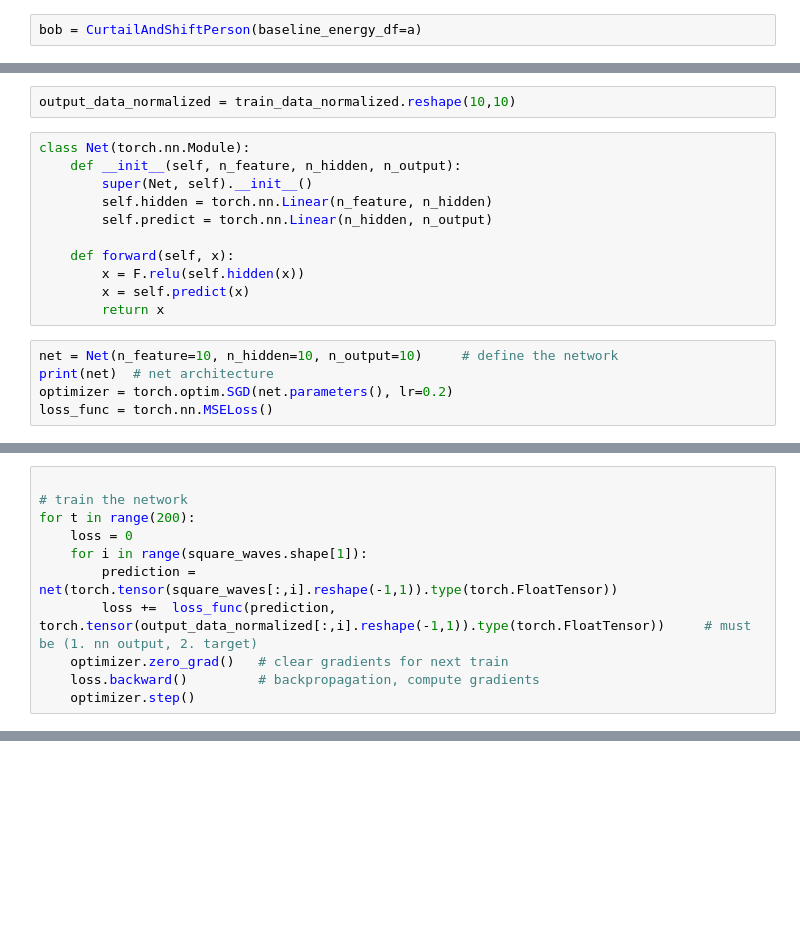
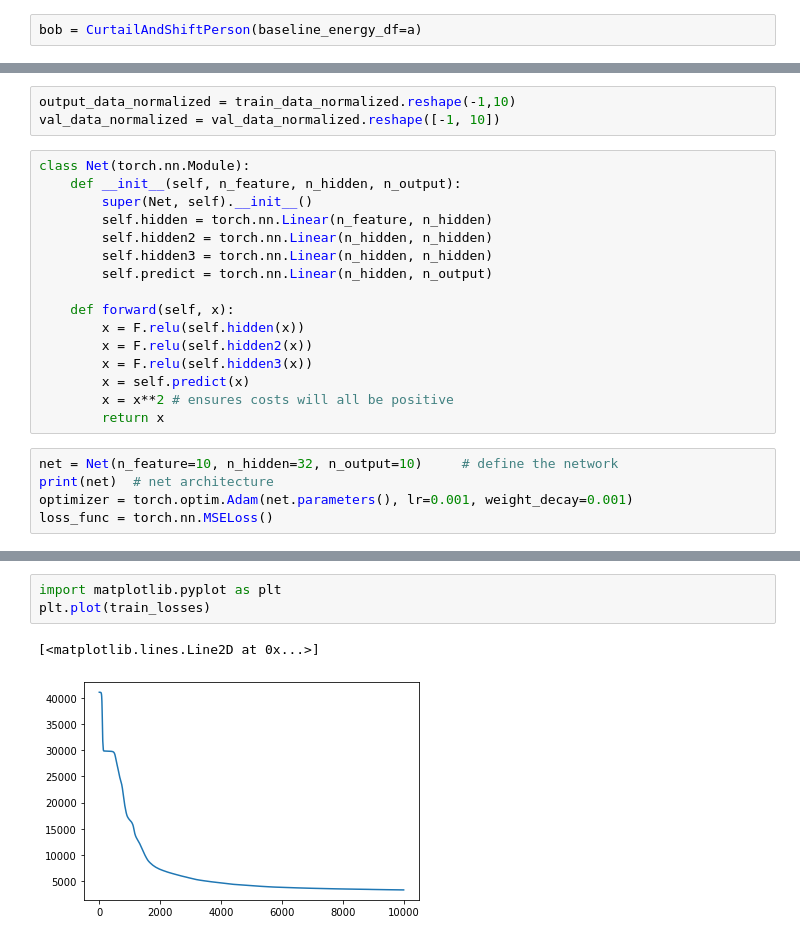
Before and after one commit to Aphoh/temp_tc, a Jupyter notebook: net_training.ipynb, the cells around one changed output, grey strips where cells are left out. Drawn from its saved outputs; the diff is of its cells as text; blank space fills up the shorter version.

```diff
--- a/net_training.ipynb
+++ b/net_training.ipynb
@@ -211,20 +233,26 @@ train_data_normalized = scaler.fit_transform(output_data.reshape(-1, 1))
 # %%
-output_data_normalized = train_data_normalized.reshape(10,10)
+output_data_normalized = train_data_normalized.reshape(-1,10)
+val_data_normalized = val_data_normalized.reshape([-1, 10])
 # %%
 class Net(torch.nn.Module):
     def __init__(self, n_feature, n_hidden, n_output):
         super(Net, self).__init__()
         self.hidden = torch.nn.Linear(n_feature, n_hidden)
+        self.hidden2 = torch.nn.Linear(n_hidden, n_hidden)
+        self.hidden3 = torch.nn.Linear(n_hidden, n_hidden)
         self.predict = torch.nn.Linear(n_hidden, n_output)
 
     def forward(self, x):
         x = F.relu(self.hidden(x))
+        x = F.relu(self.hidden2(x))
+        x = F.relu(self.hidden3(x))
         x = self.predict(x)
+        x = x**2 # ensures costs will all be positive
         return x
 # %%
-net = Net(n_feature=10, n_hidden=10, n_output=10)     # define the network
+net = Net(n_feature=10, n_hidden=32, n_output=10)     # define the network
 print(net)  # net architecture
-optimizer = torch.optim.SGD(net.parameters(), lr=0.2)
+optimizer = torch.optim.Adam(net.parameters(), lr=0.001, weight_decay=0.001)
 loss_func = torch.nn.MSELoss()
 # %% [output]
 Net(
@@ -233,12 +263 @@ Net(
 )
-# %%
-
-# train the network
-for t in range(200):
-    loss = 0
-    for i in range(square_waves.shape[1]):
-        prediction = net(torch.tensor(square_waves[:,i].reshape(-1,1)).type(torch.FloatTensor))
-        loss +=  loss_func(prediction, torch.tensor(output_data_normalized[:,i].reshape(-1,1)).type(torch.FloatTensor))     # must be (1. nn output, 2. target)
-    optimizer.zero_grad()   # clear gradients for next train
-    loss.backward()         # backpropagation, compute gradients
-    optimizer.step()
@@ -244,0 +347,6 @@ for t in range(200):
+# %%
+import matplotlib.pyplot as plt
+plt.plot(train_losses)
+# %% [output]
+[<matplotlib.lines.Line2D at 0x...>]
+[figure, added]
```
Also changed, not shown: parts of 14 cells of this notebook, 14 other files.
